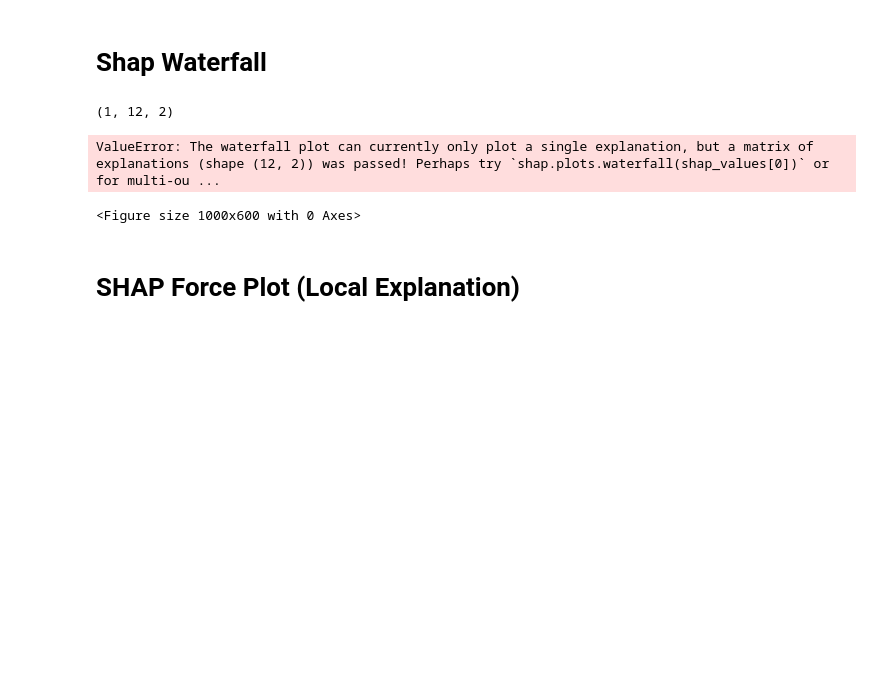
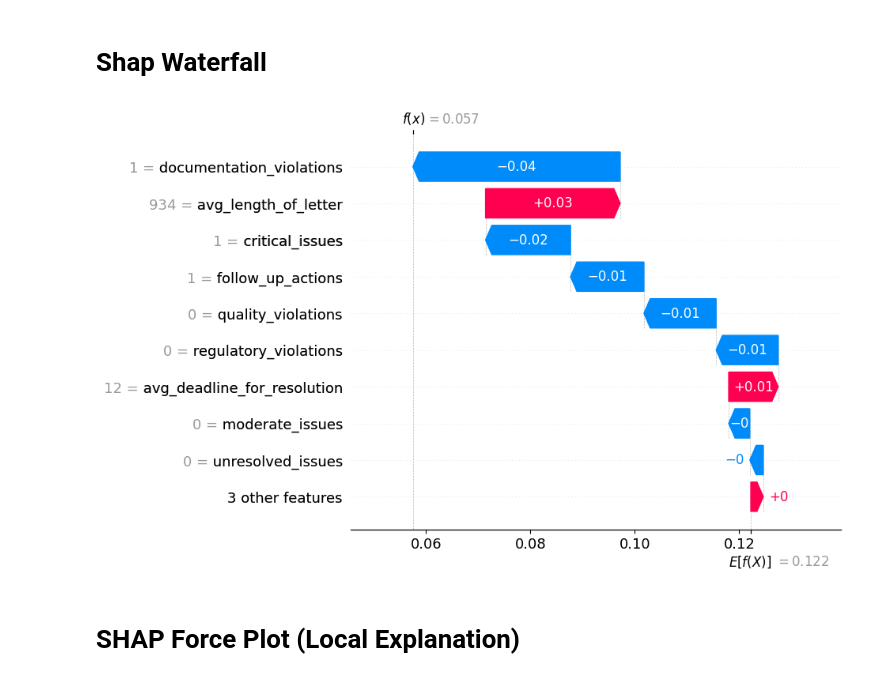
Before and after one commit to aPerezCarrillo/SupplierRiskPrediction, a Jupyter notebook: notebooks/model_explainabilty.ipynb, the cells around one changed output. Drawn from its saved outputs; the diff is of its cells as text; code cells hidden in the pictures; blank space fills up the shorter version.

```diff
--- a/notebooks/model_explainabilty.ipynb
+++ b/notebooks/model_explainabilty.ipynb
@@ -69,21 +75,19 @@ shap.dependence_plot("total_warnings", shap_values[:,:,1], X)
 [figure]
 # %% [markdown]
 # Shap Waterfall
-# %%
-shap_values.shape
-# %% [output]
-(1, 12, 2)
-# %%
-# Choose a supplier to explain (e.g., highest risk)
-supplier_index = data["risk_probability"].idxmax()  # Highest risk supplier
-shap_values = explainer(X.iloc[supplier_index])
-
-# Waterfall plot for the chosen supplier
-plt.figure(figsize=(10, 6))
-shap.waterfall_plot(shap_values[0])
-# %% [output]
-ValueError: The waterfall plot can currently only plot a single explanation, but a matrix of explanations (shape (12, 2)) was passed! Perhaps try `shap.plots.waterfall(shap_values[0])` or for multi-ou ...
-<Figure size 1000x600 with 0 Axes>
+# %%
+from shap import TreeExplainer, Explanation
+from shap.plots import waterfall
+
+sv = explainer(X)
+exp = Explanation(sv.values[:,:,1],
+                  sv.base_values[:,1],
+                  data=X.values,
+                  feature_names=X.columns)
+idx = 0
+waterfall(exp[idx])
+# %% [output]
+[figure, added]
 # %% [markdown]
 # SHAP Force Plot (Local Explanation)
 # %%
```
Also changed, not shown: parts of 8 cells of this notebook, 6 other files.
